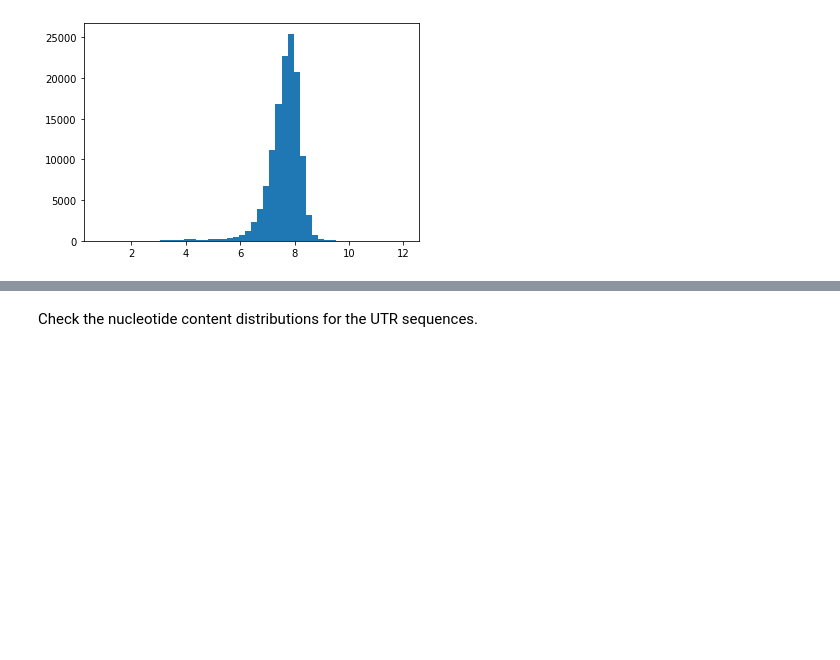
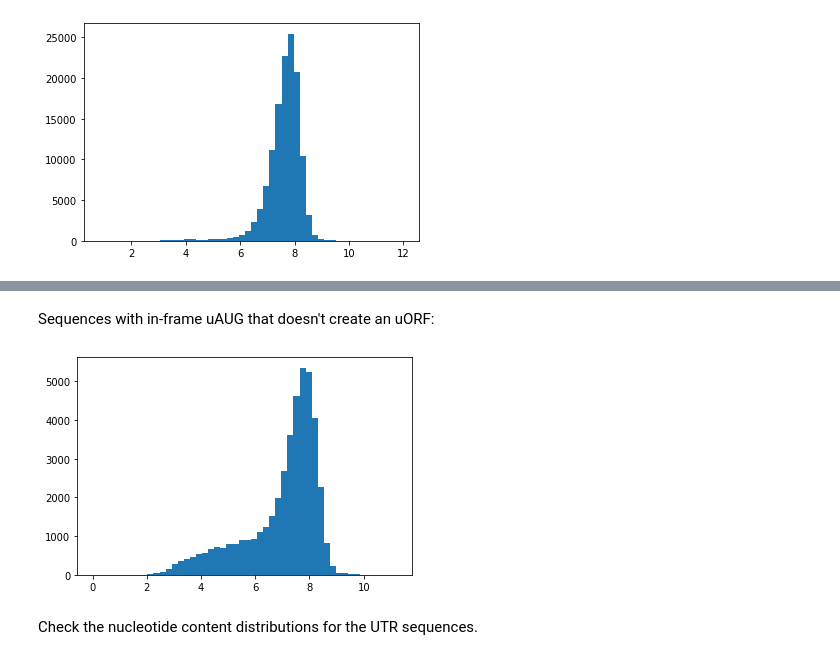
Before and after one commit to nmateyko/human_5utr_modeling, a Jupyter notebook: 2D_CNN/check_data.ipynb, the cells around one changed output, grey strips where cells are left out. Drawn from its saved outputs; the diff is of its cells as text; code cells hidden in the pictures; blank space fills up the shorter version.

```diff
--- a/2D_CNN/check_data.ipynb
+++ b/2D_CNN/check_data.ipynb
@@ -76,3 +153,10 @@ plt.show()
+# %% [markdown]
+Sequences with in-frame uAUG that doesn't create an uORF:
+# %%
+plt.hist(in_frame.loc[~in_frame['uORF'], 'rl'], bins=50)
+plt.show()
+# %% [output]
+[figure, added]
 # %% [markdown]
 Check the nucleotide content distributions for the UTR sequences.
 # %%
```
Also changed, not shown: parts of 26 cells of this notebook.
